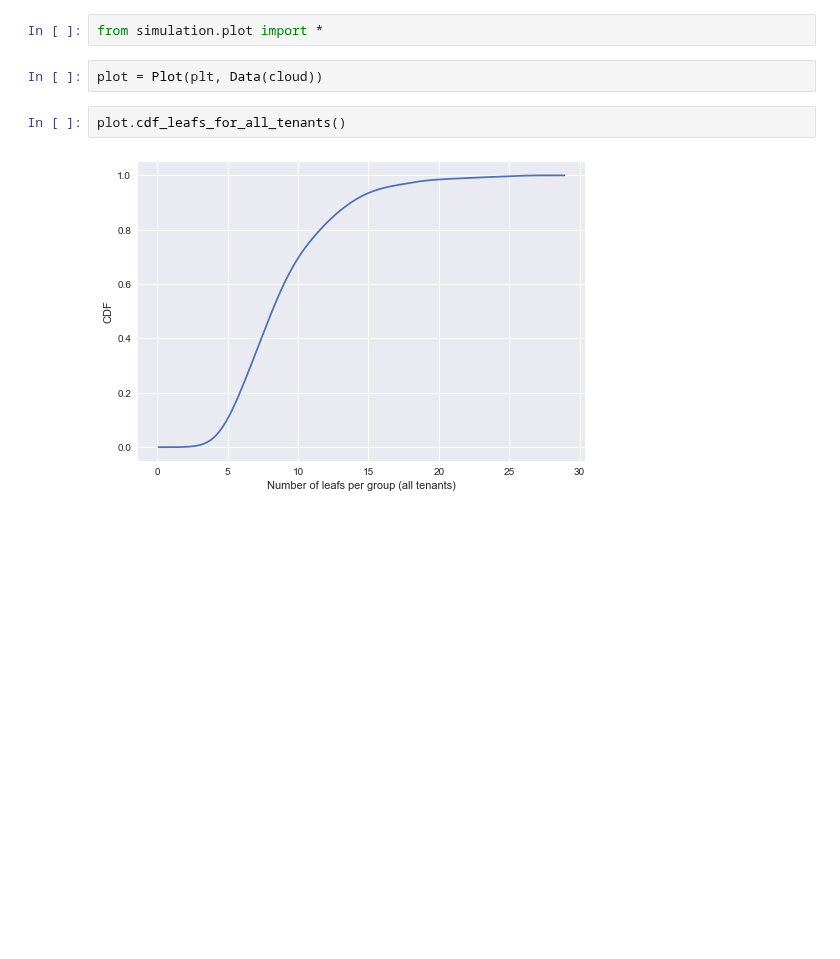
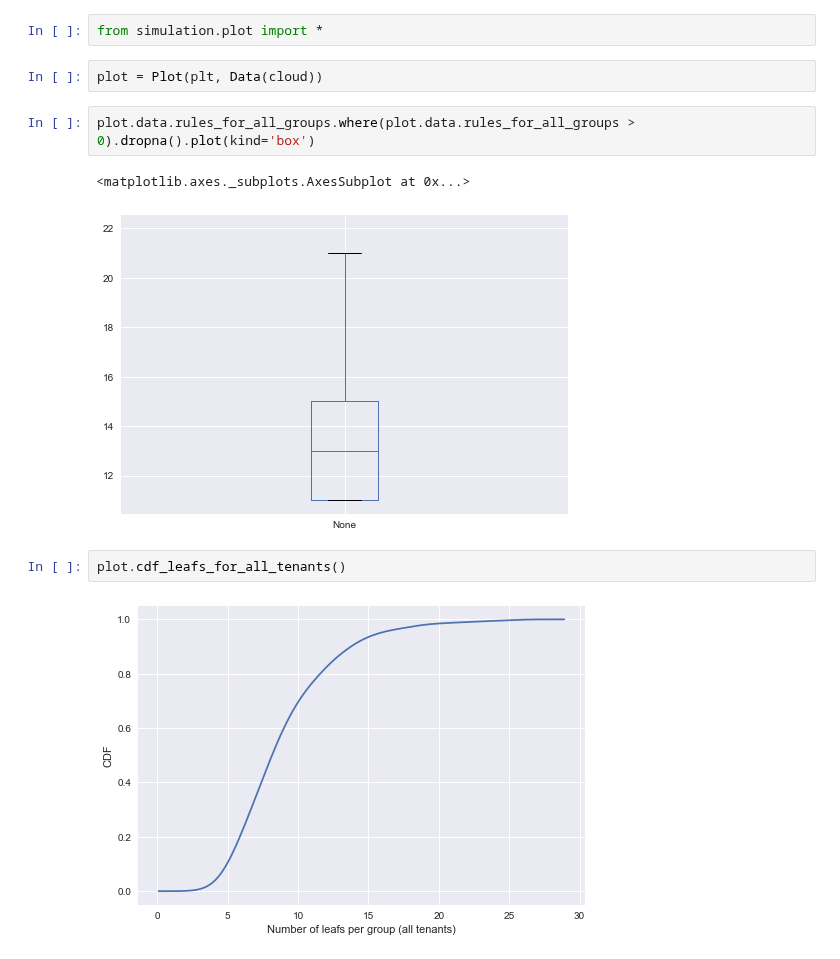
Before and after one commit to Elmo-MCast/numerical-evals, a Jupyter notebook: simulation_temp.ipynb, the cells around one changed output. Cells and saved outputs as stored; diff of their text form; blank space fills up the shorter version.

```diff
--- a/simulation_temp.ipynb
+++ b/simulation_temp.ipynb
@@ -46,6 +46,11 @@ optimization: complete.
 from simulation.plot import *
 # %%
 plot = Plot(plt, Data(cloud))
+# %%
+plot.data.rules_for_all_groups.where(plot.data.rules_for_all_groups > 0).dropna().plot(kind='box')
+# %% [output]
+<matplotlib.axes._subplots.AxesSubplot at 0x...>
+[figure, added]
 # %%
 plot.cdf_leafs_for_all_tenants()
 # %% [output]
```
Also changed, not shown: 2 other files.
